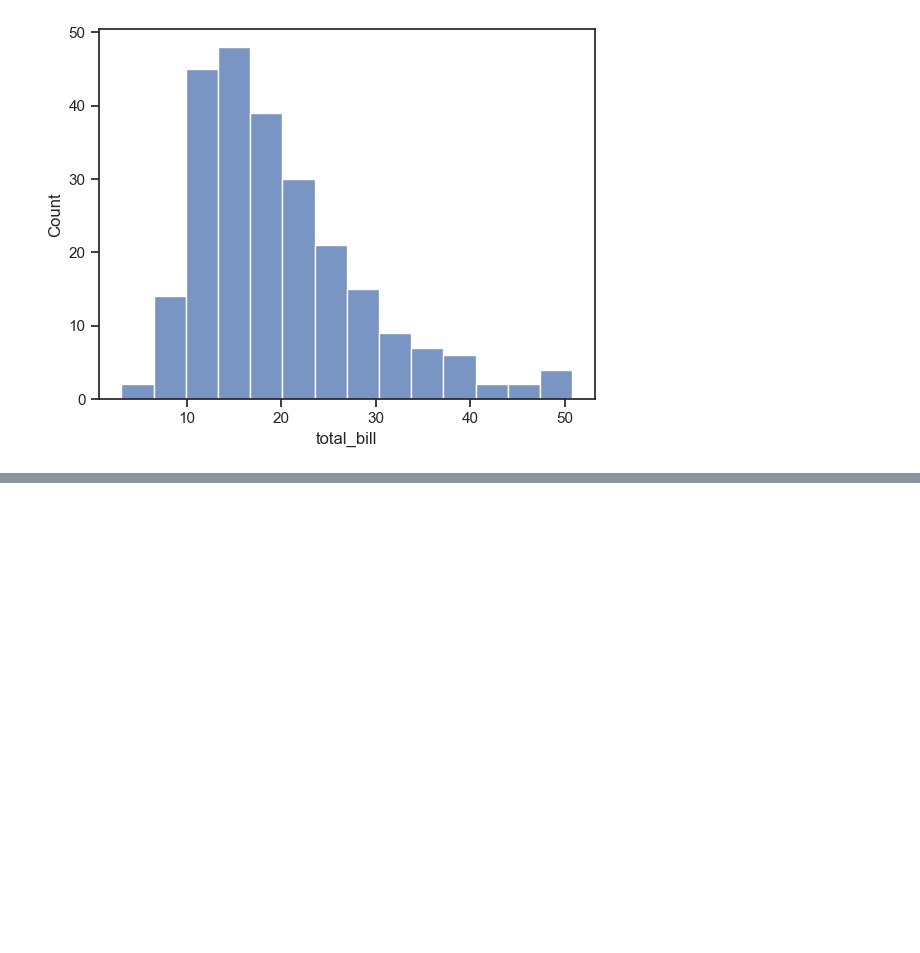
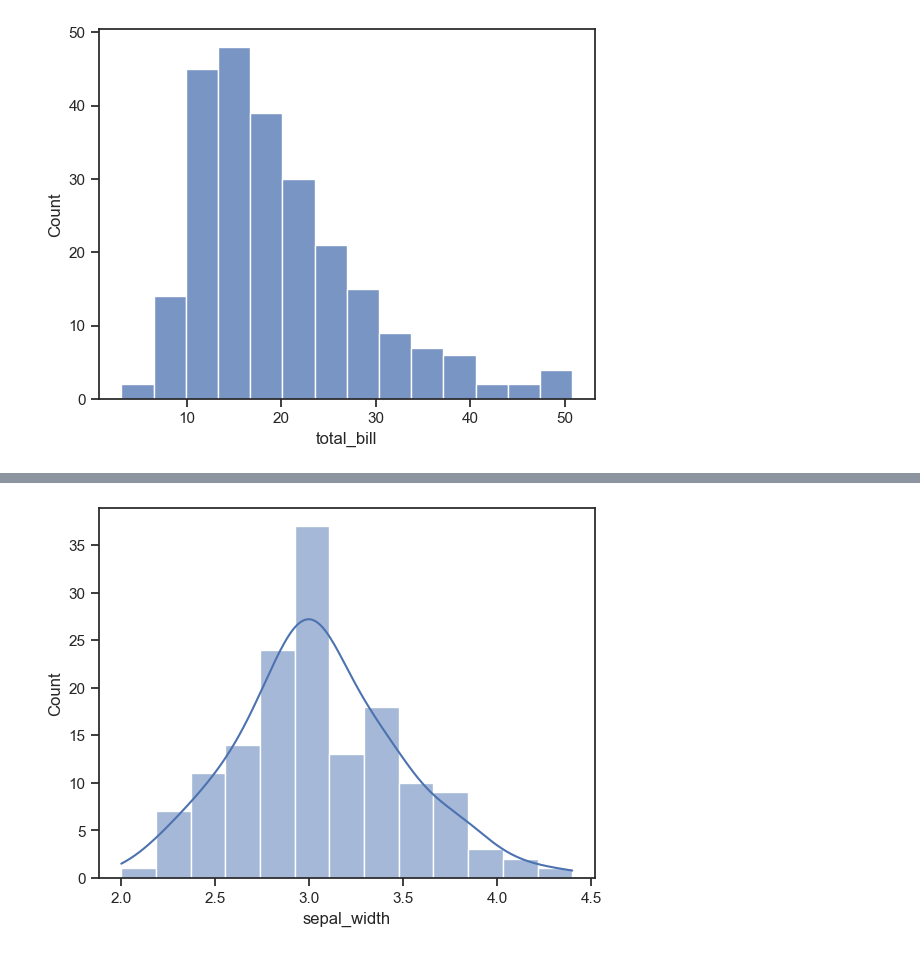
Before and after one commit to aayushma013/DataScience, a Jupyter notebook: visualizaton.ipynb, the cells around one changed output, grey strips where cells are left out. Saved outputs shown, nothing was run; the diff lists cells and outputs as text; code cells hidden in the pictures; blank space fills up the shorter version.

```diff
--- a/visualizaton.ipynb
+++ b/visualizaton.ipynb
@@ -558,0 +632,9 @@ plt.show()
+# %%
+sns.histplot(
+    data = df,
+    x= 'sepal_width',
+    kde = True
+)
+plt.show()
+# %% [output]
+[figure, added]
```
Also changed, not shown: parts of 18 cells of this notebook.
